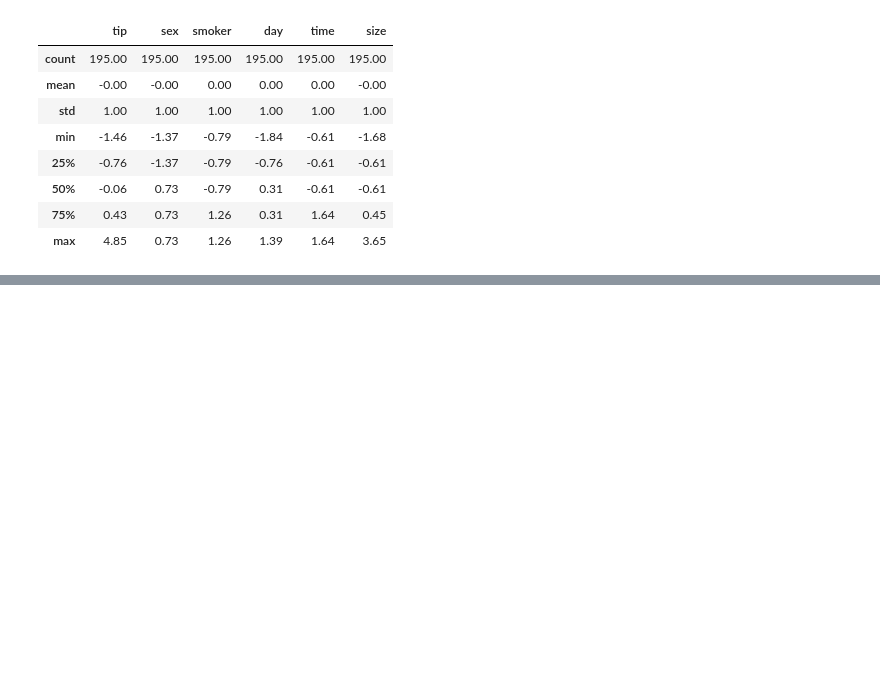
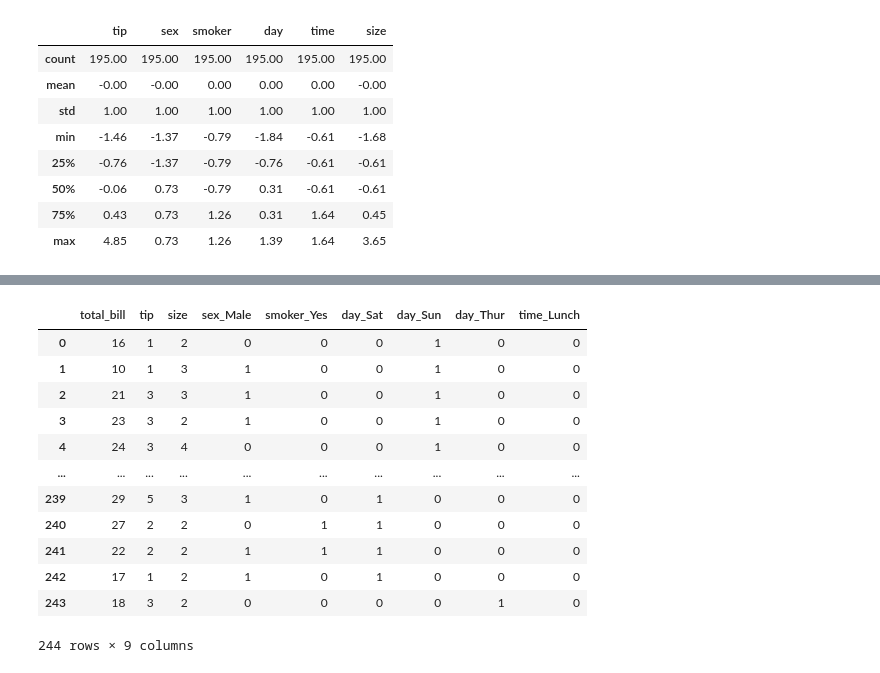
Before and after one commit to AnmolHemani/Advanced-Python, a Jupyter notebook: Feature Engineering.ipynb, the cells around one changed output, grey strips where cells are left out. Drawn from its saved outputs; the diff is of its cells as text; code cells hidden in the pictures; blank space fills up the shorter version.

```diff
--- a/Feature Engineering.ipynb
+++ b/Feature Engineering.ipynb
@@ -581,0 +890,4 @@ np.round(x_train_new.describe(),2)
+# %%
+df=pd.read_csv("C:\\Users\\Anmol Hemani\\OneDrive\\Desktop\\Jupyter\\Test\\tips.csv")
+# %%
+df=df.dropna()
@@ -581,0 +903,20 @@ np.round(x_train_new.describe(),2)
+# %%
+df = pd.get_dummies(df,columns=['sex','smoker','day','time'],drop_first=True)
+# %%
+df=df.astype(int)
+# %%
+df
+# %% [output]
+|  | total_bill | tip | size | sex_Male | smoker_Yes | day_Sat | day_Sun | day_Thur | time_Lunch |
+| 0 | 16 | 1 | 2 | 0 | 0 | 0 | 1 | 0 | 0 |
+| 1 | 10 | 1 | 3 | 1 | 0 | 0 | 1 | 0 | 0 |
+| 2 | 21 | 3 | 3 | 1 | 0 | 0 | 1 | 0 | 0 |
+| 3 | 23 | 3 | 2 | 1 | 0 | 0 | 1 | 0 | 0 |
+| 4 | 24 | 3 | 4 | 0 | 0 | 0 | 1 | 0 | 0 |
+| ... | ... | ... | ... | ... | ... | ... | ... | ... | ... |
+| 239 | 29 | 5 | 3 | 1 | 0 | 1 | 0 | 0 | 0 |
+| 240 | 27 | 2 | 2 | 0 | 1 | 1 | 0 | 0 | 0 |
+| 241 | 22 | 2 | 2 | 1 | 1 | 1 | 0 | 0 | 0 |
+| 242 | 17 | 1 | 2 | 1 | 0 | 1 | 0 | 0 | 0 |
+| 243 | 18 | 3 | 2 | 0 | 0 | 0 | 0 | 1 | 0 |
+244 rows × 9 columns
```
Also changed, not shown: parts of 55 cells of this notebook.
